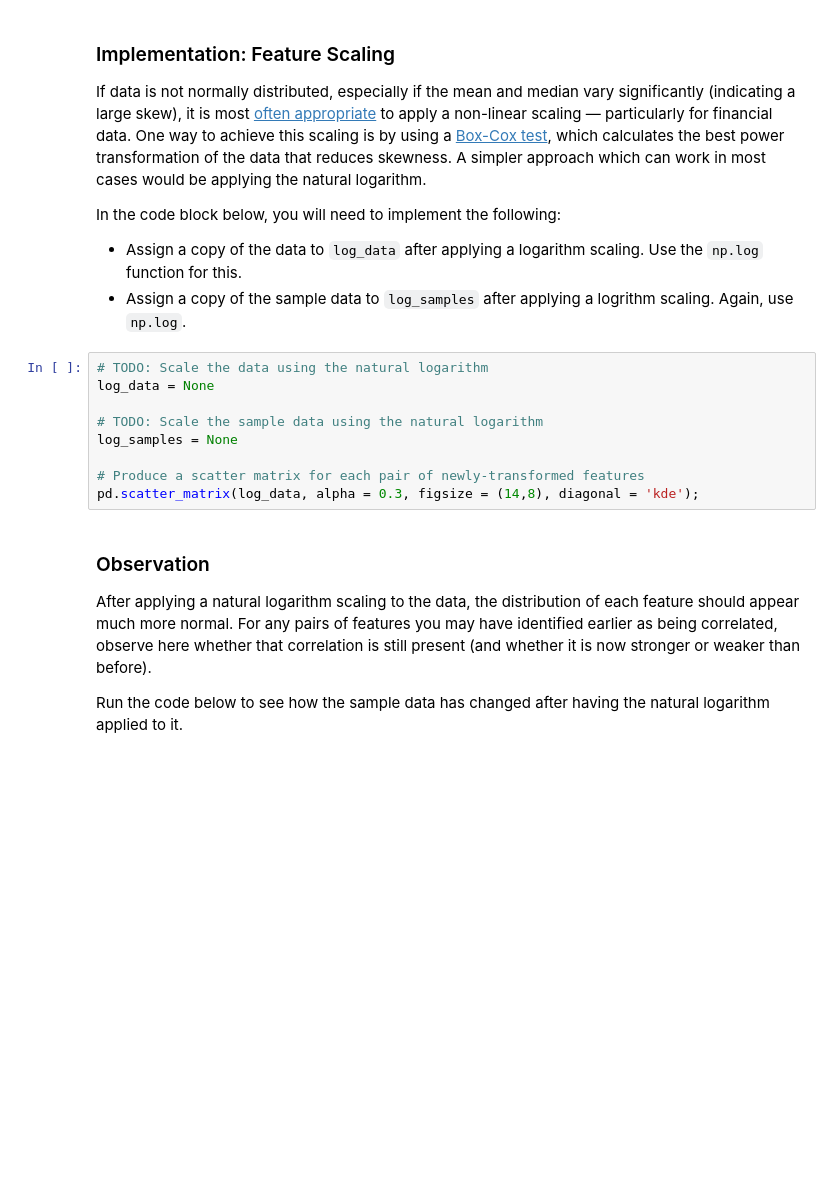
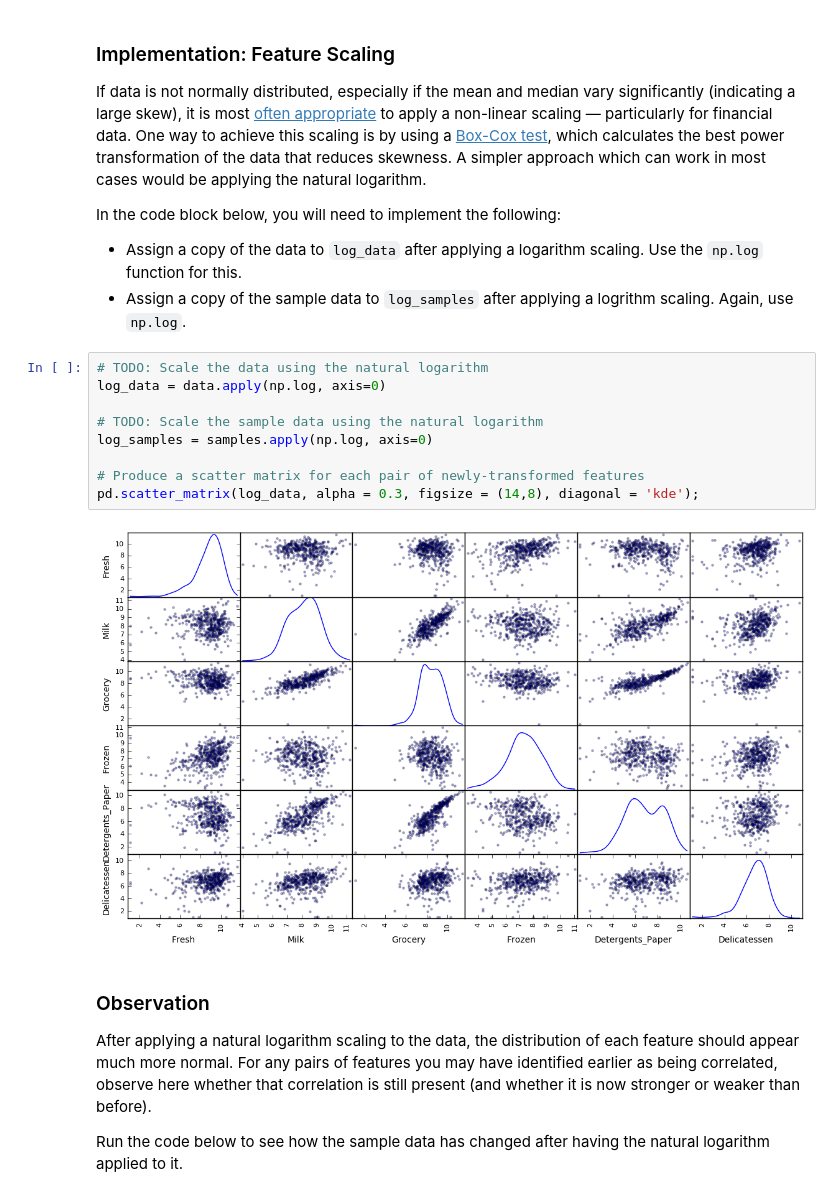
Before and after one commit to spencerrex/machine-learning, a Jupyter notebook: projects/creating_customer_segments/customer_segments.ipynb, the cells around one changed output. Saved outputs shown, nothing was run; the diff lists cells and outputs as text; blank space fills up the shorter version.

```diff
--- a/projects/creating_customer_segments/customer_segments.ipynb
+++ b/projects/creating_customer_segments/customer_segments.ipynb
@@ -147,13 +147,15 @@ In the code block below, you will need to implement the following:
  - Assign a copy of the sample data to `log_samples` after applying a logrithm scaling. Again, use `np.log`.
 # %%
 # TODO: Scale the data using the natural logarithm
-log_data = None
+log_data = data.apply(np.log, axis=0)
 
 # TODO: Scale the sample data using the natural logarithm
-log_samples = None
+log_samples = samples.apply(np.log, axis=0)
 
 # Produce a scatter matrix for each pair of newly-transformed features
 pd.scatter_matrix(log_data, alpha = 0.3, figsize = (14,8), diagonal = 'kde');
+# %% [output]
+[figure, added]
 # %% [markdown]
 ### Observation
 After applying a natural logarithm scaling to the data, the distribution of each feature should appear much more normal. For any pairs of features you may have identified earlier as being correlated, observe here whether that correlation is still present (and whether it is now stronger or weaker than before).
```
Also changed, not shown: parts of 5 cells of this notebook.
